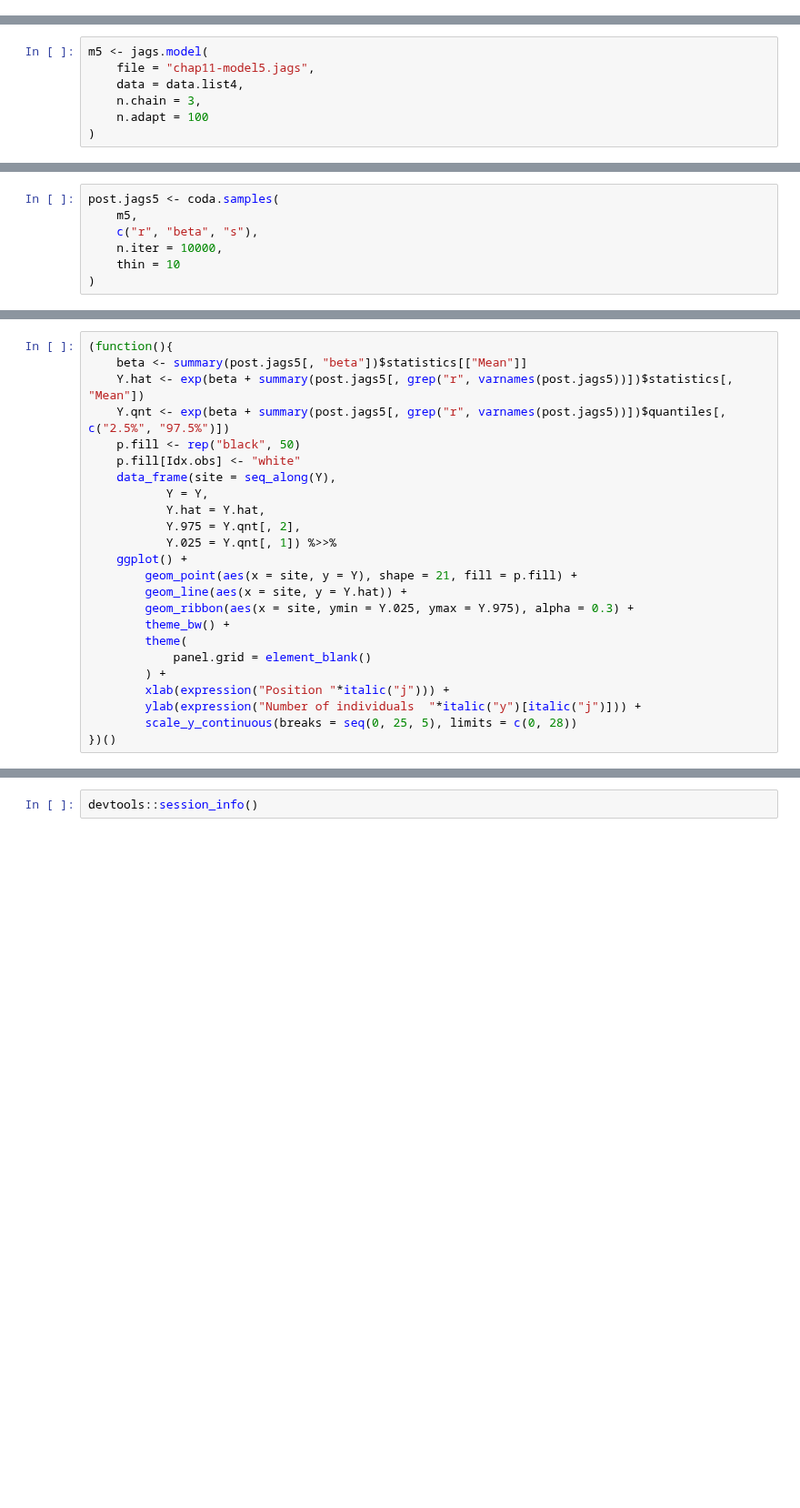
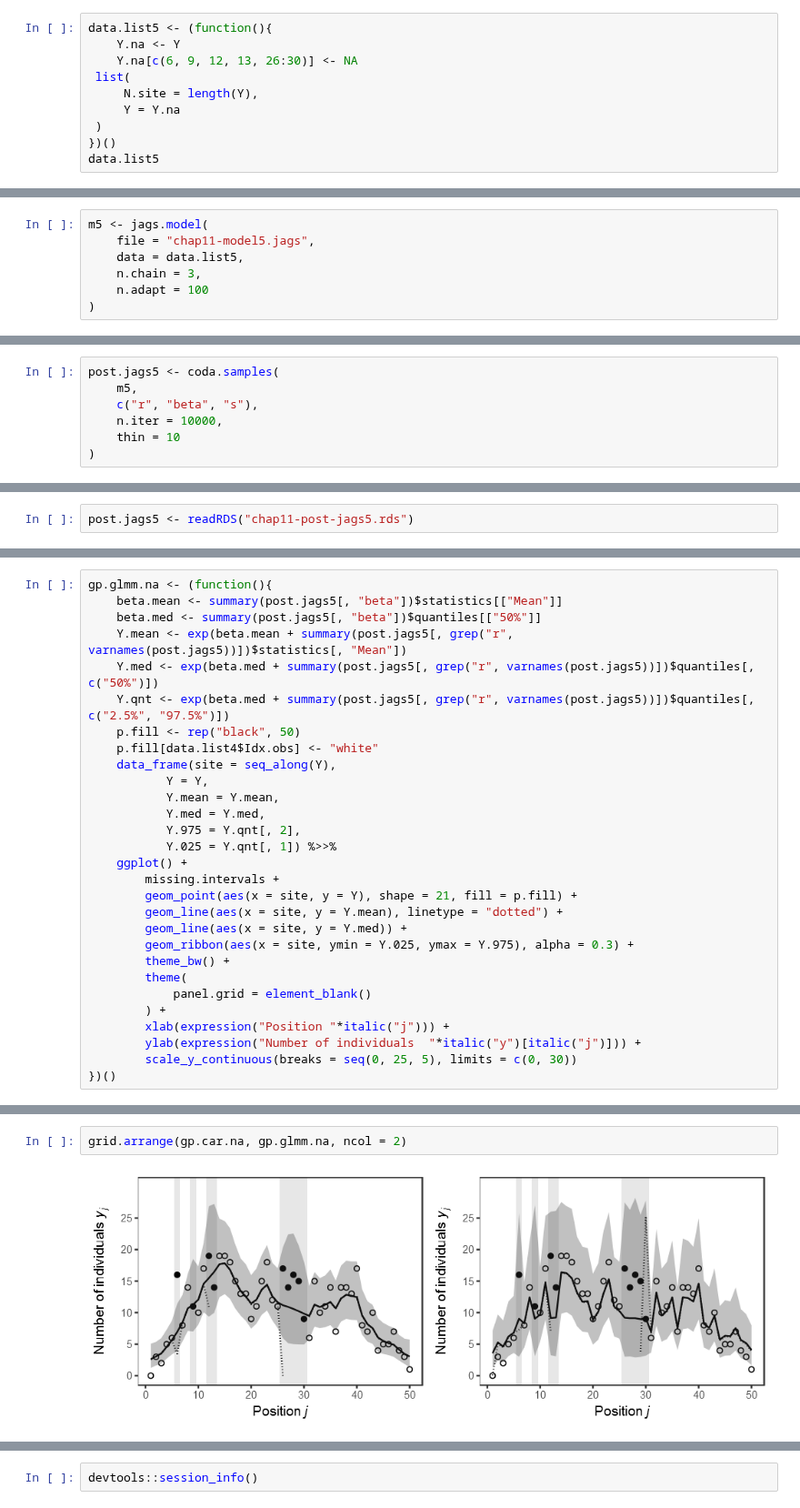
Before and after one commit to whatalnk/stat-model-intro, a Jupyter notebook: Chap11.ipynb, the cells around one changed output, grey strips where cells are left out. Shown at 91% size. Saved outputs shown, nothing was run; the diff lists cells and outputs as text; blank space fills up the shorter version.

```diff
--- a/Chap11.ipynb
+++ b/Chap11.ipynb
@@ -583,0 +761,10 @@ post.jags4 <- coda.samples(
+# %%
+data.list5 <- (function(){
+    Y.na <- Y
+    Y.na[c(6, 9, 12, 13, 26:30)] <- NA
+ list(
+     N.site = length(Y),
+     Y = Y.na
+ )
+})()
+data.list5
@@ -584,7 +778,7 @@ post.jags4 <- coda.samples(
 # %%
 m5 <- jags.model(
     file = "chap11-model5.jags",
-    data = data.list4,
+    data = data.list5,
     n.chain = 3,
     n.adapt = 100
 )
@@ -608,3 +804,5 @@ post.jags5 <- coda.samples(
+# %%
+post.jags5 <- readRDS("chap11-post-jags5.rds")
 # %%
 gelman.diag(post.jags5)
 # %% [output]
@@ -648,18 +846,23 @@ s      0.33680  0.442703  0.504233  0.575436  0.72497
 # %%
-(function(){
-    beta <- summary(post.jags5[, "beta"])$statistics[["Mean"]]
-    Y.hat <- exp(beta + summary(post.jags5[, grep("r", varnames(post.jags5))])$statistics[, "Mean"])
-    Y.qnt <- exp(beta + summary(post.jags5[, grep("r", varnames(post.jags5))])$quantiles[, c("2.5%", "97.5%")])
+gp.glmm.na <- (function(){
+    beta.mean <- summary(post.jags5[, "beta"])$statistics[["Mean"]]
+    beta.med <- summary(post.jags5[, "beta"])$quantiles[["50%"]]
+    Y.mean <- exp(beta.mean + summary(post.jags5[, grep("r", varnames(post.jags5))])$statistics[, "Mean"])
+    Y.med <- exp(beta.med + summary(post.jags5[, grep("r", varnames(post.jags5))])$quantiles[, c("50%")])
+    Y.qnt <- exp(beta.med + summary(post.jags5[, grep("r", varnames(post.jags5))])$quantiles[, c("2.5%", "97.5%")])
     p.fill <- rep("black", 50)
-    p.fill[Idx.obs] <- "white"
+    p.fill[data.list4$Idx.obs] <- "white"
     data_frame(site = seq_along(Y),
            Y = Y,
-           Y.hat = Y.hat,
+           Y.mean = Y.mean,
+           Y.med = Y.med,
            Y.975 = Y.qnt[, 2],
            Y.025 = Y.qnt[, 1]) %>>%
     ggplot() +
+        missing.intervals +
         geom_point(aes(x = site, y = Y), shape = 21, fill = p.fill) +
-        geom_line(aes(x = site, y = Y.hat)) +
+        geom_line(aes(x = site, y = Y.mean), linetype = "dotted") +
+        geom_line(aes(x = site, y = Y.med)) +
         geom_ribbon(aes(x = site, ymin = Y.025, ymax = Y.975), alpha = 0.3) +
         theme_bw() +
         theme(
@@ -667,5 +870,5 @@ s      0.33680  0.442703  0.504233  0.575436  0.72497
         ) +
         xlab(expression("Position "*italic("j"))) +
         ylab(expression("Number of individuals  "*italic("y")[italic("j")])) +
-        scale_y_continuous(breaks = seq(0, 25, 5), limits = c(0, 28))
+        scale_y_continuous(breaks = seq(0, 25, 5), limits = c(0, 30))
 })()
@@ -677,0 +882,4 @@ s      0.33680  0.442703  0.504233  0.575436  0.72497
+# %%
+grid.arrange(gp.car.na, gp.glmm.na, ncol = 2)
+# %% [output]
+[figure, added]
```
Also changed, not shown: parts of 55 cells of this notebook, 14 other files.
